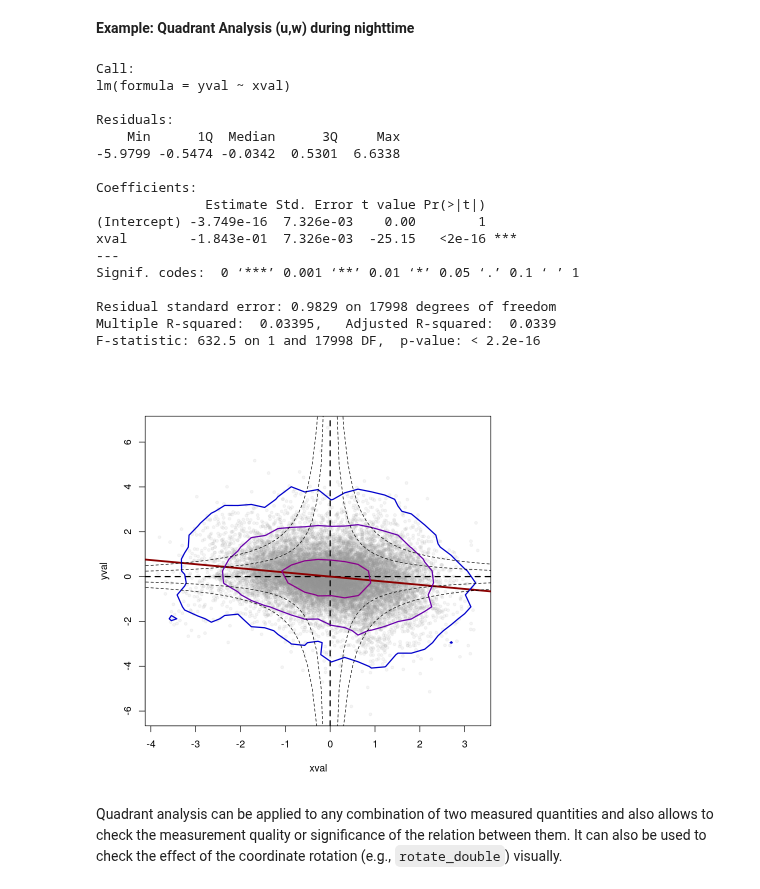
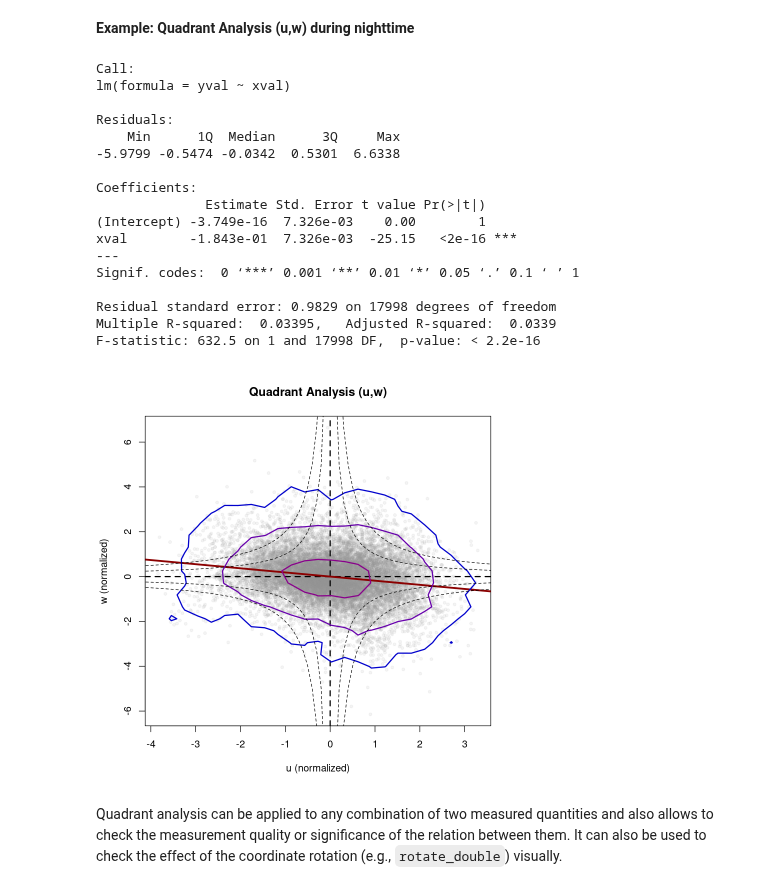
Before and after one commit to noctiluc3nt/ec_analyze, a Jupyter notebook: notebooks/03_quadrant-analysis.ipynb, the cells around one changed output. Cells and saved outputs as stored; diff of their text form; code cells hidden in the pictures.

```diff
--- a/notebooks/03_quadrant-analysis.ipynb
+++ b/notebooks/03_quadrant-analysis.ipynb
@@ -125,25 +97,25 @@ F-statistic:  1725 on 1 and 17998 DF,  p-value: < 2.2e-16
 # %% [markdown]
 **Example: Quadrant Analysis (u,w) during nighttime**
 # %%
-plot_quadrant_analysis(tmp$u_m.s,tmp$w_m.s) #based on the raw data (10 Hz) directly (i.e., unrotated)
+plot_quadrant_analysis(tmp$u_m.s,tmp$w_m.s,xlab="u (normalized)",ylab="w (normalized)",main="Quadrant Analysis (u,w)") #based on the raw data (10 Hz) directly (i.e., unrotated)
 # %% [output]
 Call:
 lm(formula = yval ~ xval)
 
 Residuals:
     Min      1Q  Median      3Q     Max
 -5.9799 -0.5474 -0.0342  0.5301  6.6338
 
 Coefficients:
               Estimate Std. Error t value Pr(>|t|)
 (Intercept) -3.749e-16  7.326e-03    0.00        1
 xval        -1.843e-01  7.326e-03  -25.15   <2e-16 ***
 ---
 Signif. codes:  0 ‘***’ 0.001 ‘**’ 0.01 ‘*’ 0.05 ‘.’ 0.1 ‘ ’ 1
 
 Residual standard error: 0.9829 on 17998 degrees of freedom
 Multiple R-squared:  0.03395,   Adjusted R-squared:  0.0339
 F-statistic: 632.5 on 1 and 17998 DF,  p-value: < 2.2e-16
-[figure, old version]
+[figure, new version]
 # %% [markdown]
 Quadrant analysis can be applied to any combination of two measured quantities and also allows to check the measurement quality or significance of the relation between them. It can also be used to check the effect of the coordinate rotation (e.g., `rotate_double`) visually.
```
Also changed, not shown: parts of 6 cells of this notebook, 21 other files.
